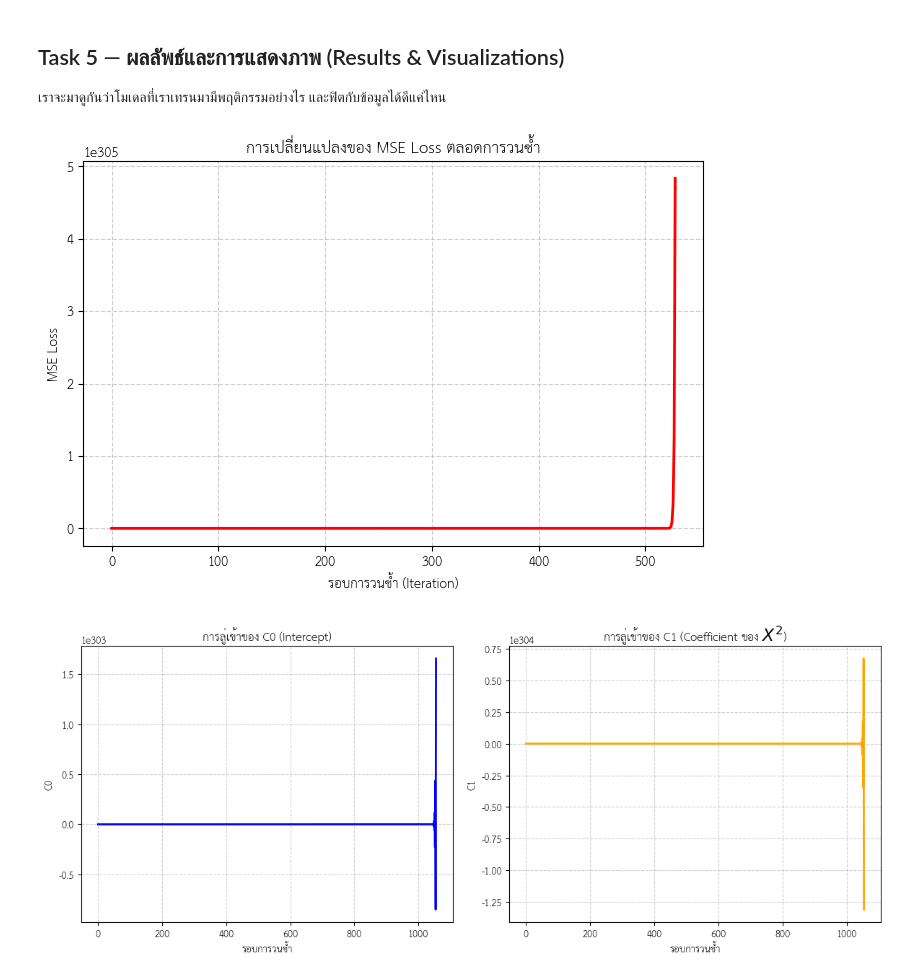
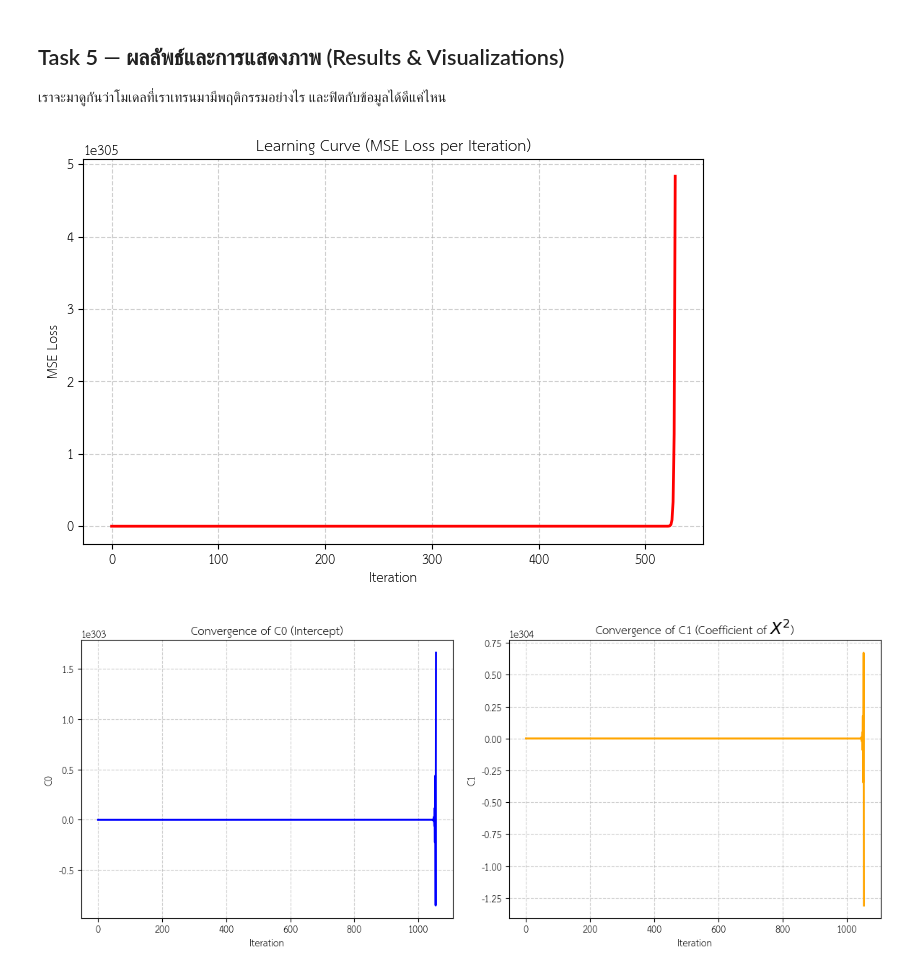
Before and after one commit to Palapluem/cpe342-machine-learning, a Jupyter notebook: assignment/Assignment 2_Training models via iterative approach/Assignment_2_GD.ipynb, the cells around one changed output. Drawn from its saved outputs; the diff is of its cells as text; code cells hidden in the pictures.

```diff
--- a/assignment/Assignment 2_Training models via iterative approach/Assignment_2_GD.ipynb
+++ b/assignment/Assignment 2_Training models via iterative approach/Assignment_2_GD.ipynb
@@ -179,36 +179,36 @@ Final MSE Loss: nan
 # %%
 # กราฟที่ 1: การลดลงของ Loss (Learning Curve)
 plt.figure(figsize=(8, 5))
 plt.plot(range(n_iterations), history_loss, color='red', linewidth=2)
-plt.title('การเปลี่ยนแปลงของ MSE Loss ตลอดการวนซ้ำ')
-plt.xlabel('รอบการวนซ้ำ (Iteration)')
+plt.title('Learning Curve (MSE Loss per Iteration)')
+plt.xlabel('Iteration')
 plt.ylabel('MSE Loss')
 plt.grid(True, linestyle='--', alpha=0.6)
 plt.show()
 # %% [output]
-[figure, old version]
+[figure, new version]
 # %%
 # กราฟที่ 2: เส้นทางการลู่เข้าของพารามิเตอร์ C0 และ C1
 plt.figure(figsize=(12, 5))
 
 plt.subplot(1, 2, 1)
 plt.plot(range(n_iterations), history_C0, color='blue', linewidth=2)
-plt.title('การลู่เข้าของ C0 (Intercept)')
-plt.xlabel('รอบการวนซ้ำ')
+plt.title('Convergence of C0 (Intercept)')
+plt.xlabel('Iteration')
 plt.ylabel('C0')
 plt.grid(True, linestyle='--', alpha=0.6)
 
 plt.subplot(1, 2, 2)
 plt.plot(range(n_iterations), history_C1, color='orange', linewidth=2)
-plt.title('การลู่เข้าของ C1 (Coefficient ของ $X^2$)')
-plt.xlabel('รอบการวนซ้ำ')
+plt.title('Convergence of C1 (Coefficient of $X^2$)')
+plt.xlabel('Iteration')
 plt.ylabel('C1')
 plt.grid(True, linestyle='--', alpha=0.6)
 
 plt.tight_layout()
 plt.show()
 # %% [output]
-[figure, old version]
+[figure, new version]
 # %%
 # กราฟที่ 3: เส้นโค้งที่ฟิตแล้วเทียบกับจุดข้อมูลจริง (Fitted Curve)
 plt.figure(figsize=(9, 6))
```
Also changed, not shown: parts of 3 cells of this notebook, 11 other files.
